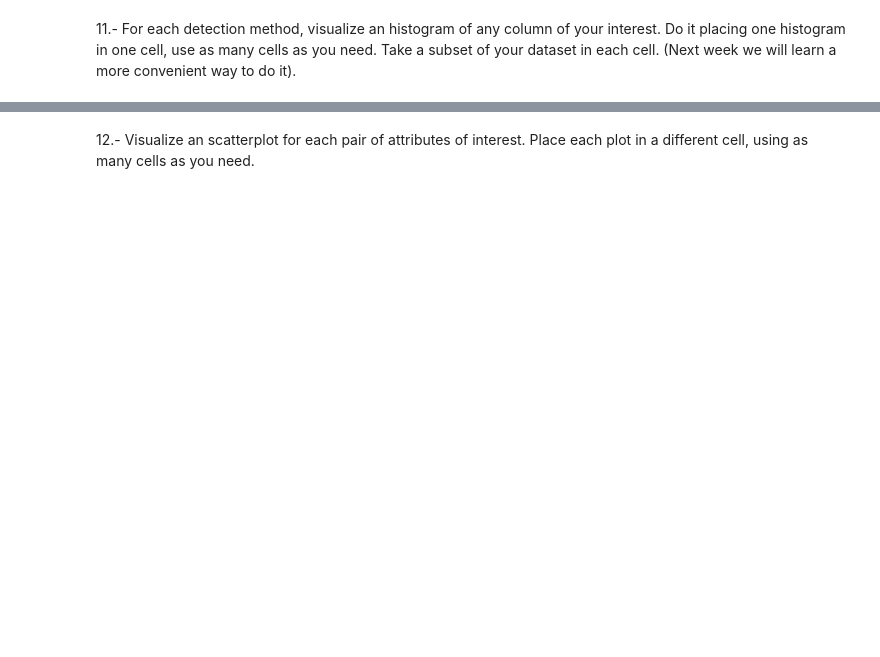
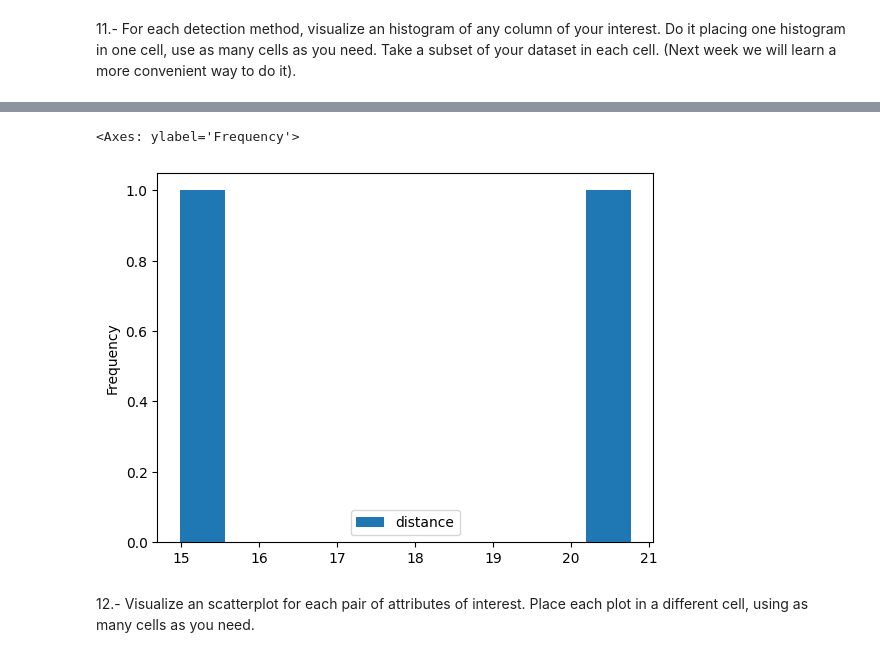
Before and after one commit to RoberToaza/AI-on-autonomous-control-systems, a Jupyter notebook: pandas/Pandas.ipynb, the cells around one changed output, grey strips where cells are left out. Drawn from its saved outputs; the diff is of its cells as text; code cells hidden in the pictures; blank space fills up the shorter version.

```diff
--- a/pandas/Pandas.ipynb
+++ b/pandas/Pandas.ipynb
@@ -692,2 +988,7 @@ planets = sns.load_dataset('planets')
+# %%
+planets[planets['method'] == "Astrometry"].plot.hist(y="distance")
+# %% [output]
+<Axes: ylabel='Frequency'>
+[figure, added]
 # %% [markdown]
 12.- Visualize an scatterplot for each pair of attributes of interest. Place each plot in a different cell, using as many cells as you need.
```
Also changed, not shown: parts of 27 cells of this notebook.
